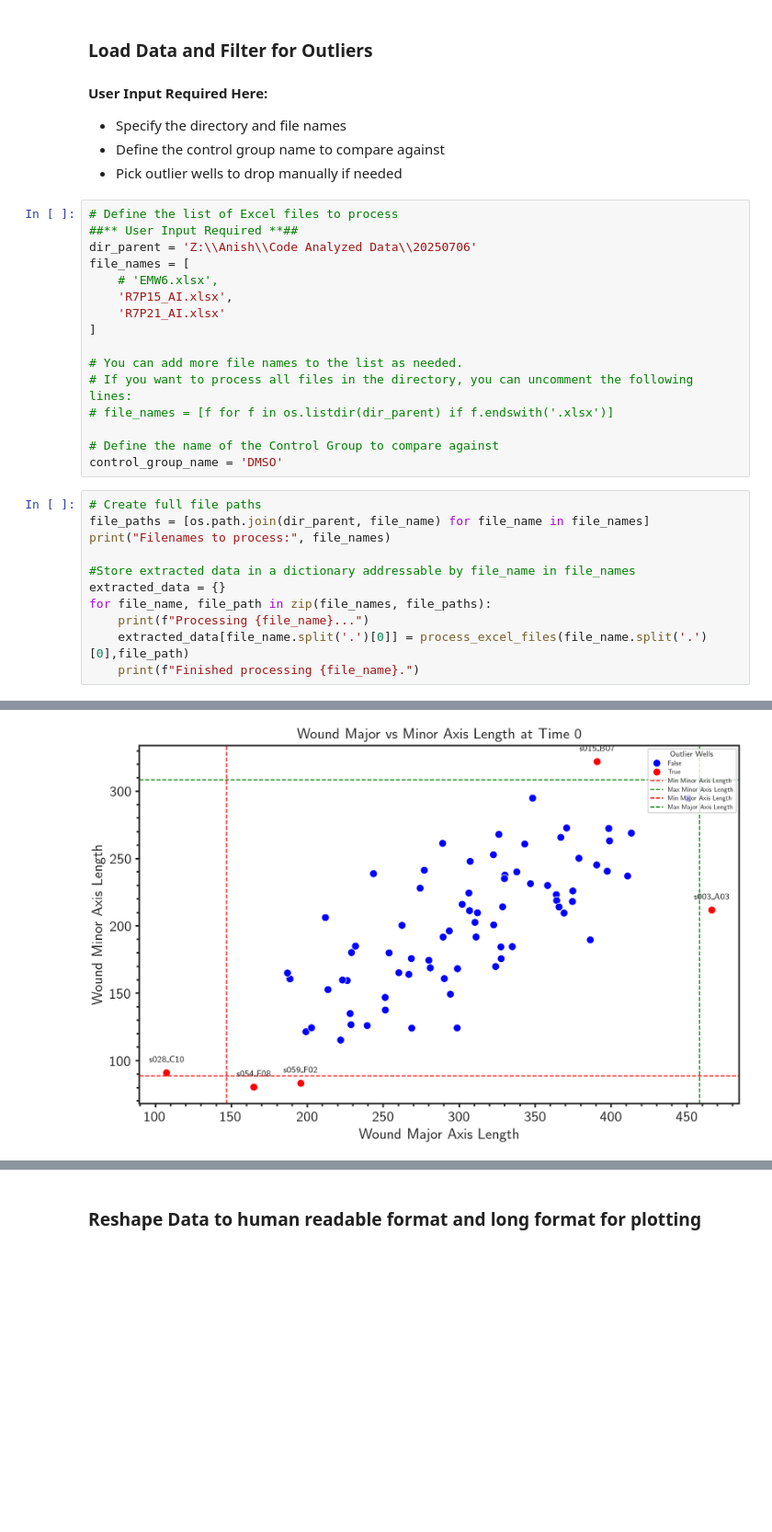
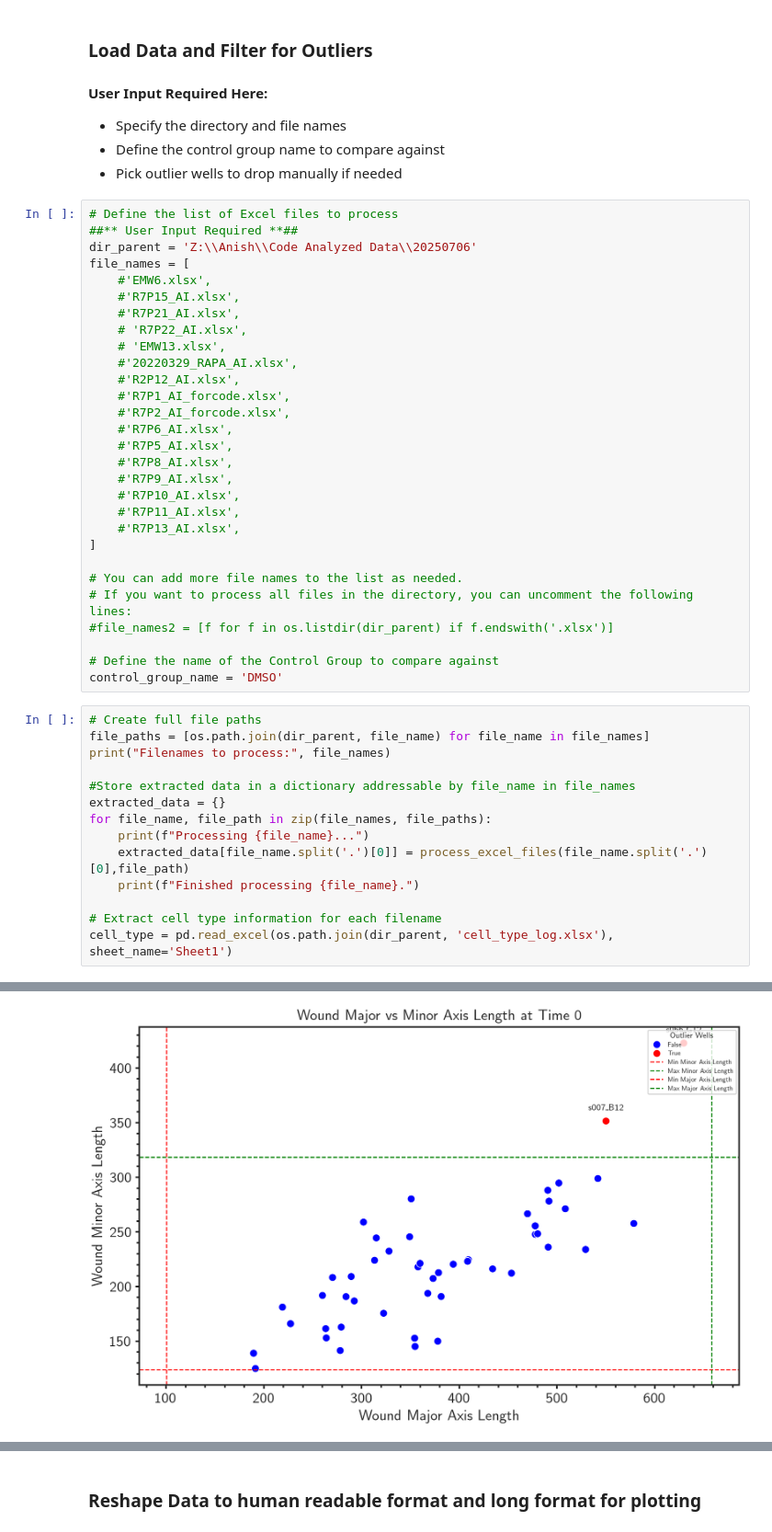
Before and after one commit to avasan-BU/BU-ChenLab, a Jupyter notebook: Python/HTS_2025/HTS_2025_Data_Visualization.ipynb, the cells around one changed output, grey strips where cells are left out. Shown at 92% size. Drawn from its saved outputs; the diff is of its cells as text; blank space fills up the shorter version.

```diff
--- a/Python/HTS_2025/HTS_2025_Data_Visualization.ipynb
+++ b/Python/HTS_2025/HTS_2025_Data_Visualization.ipynb
@@ -339,14 +430,27 @@ def plot_wound_axis_lengths(wound_major_axis_length_input, wound_minor_axis_leng
 ##** User Input Required **##
 dir_parent = 'Z:\\Anish\\Code Analyzed Data\\20250706'
 file_names = [
-    # 'EMW6.xlsx',
-    'R7P15_AI.xlsx',
-    'R7P21_AI.xlsx'
+    #'EMW6.xlsx',
+    #'R7P15_AI.xlsx',
+    #'R7P21_AI.xlsx',
+    # 'R7P22_AI.xlsx',
+    # 'EMW13.xlsx',
+    #'20220329_RAPA_AI.xlsx',
+    #'R2P12_AI.xlsx',
+    #'R7P1_AI_forcode.xlsx',
+    #'R7P2_AI_forcode.xlsx',
+    #'R7P6_AI.xlsx',
+    #'R7P5_AI.xlsx',
+    #'R7P8_AI.xlsx',
+    #'R7P9_AI.xlsx',
+    #'R7P10_AI.xlsx',
+    #'R7P11_AI.xlsx',
+    #'R7P13_AI.xlsx',
 ]
 
 # You can add more file names to the list as needed.
 # If you want to process all files in the directory, you can uncomment the following lines:
-# file_names = [f for f in os.listdir(dir_parent) if f.endswith('.xlsx')]
+#file_names2 = [f for f in os.listdir(dir_parent) if f.endswith('.xlsx')]
 
 # Define the name of the Control Group to compare against
 control_group_name = 'DMSO'
@@ -361,4 +465,7 @@ for file_name, file_path in zip(file_names, file_paths):
     print(f"Processing {file_name}...")
     extracted_data[file_name.split('.')[0]] = process_excel_files(file_name.split('.')[0],file_path)
     print(f"Finished processing {file_name}.")
+
+# Extract cell type information for each filename
+cell_type = pd.read_excel(os.path.join(dir_parent, 'cell_type_log.xlsx'), sheet_name='Sheet1')
 # %% [output]
@@ -375 +482 @@ Wells outside bounds for R7P15_AI:
-[figure, old version]
+[figure, new version]
```
Also changed, not shown: parts of 47 cells of this notebook, 12 other files.
